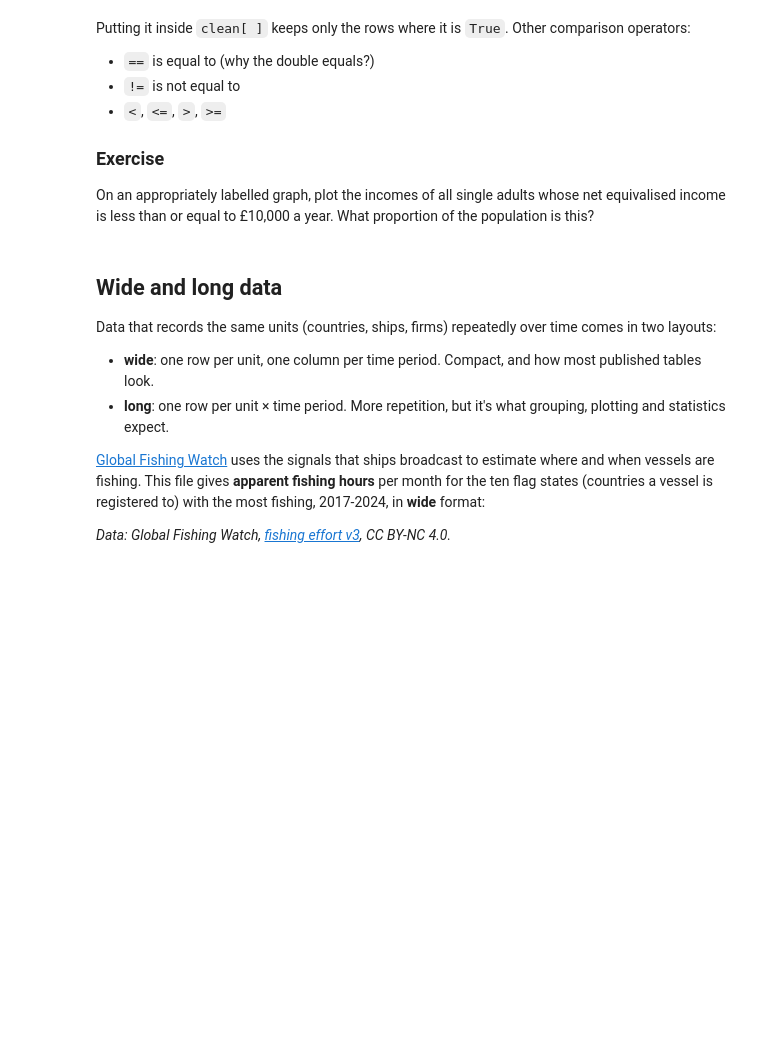
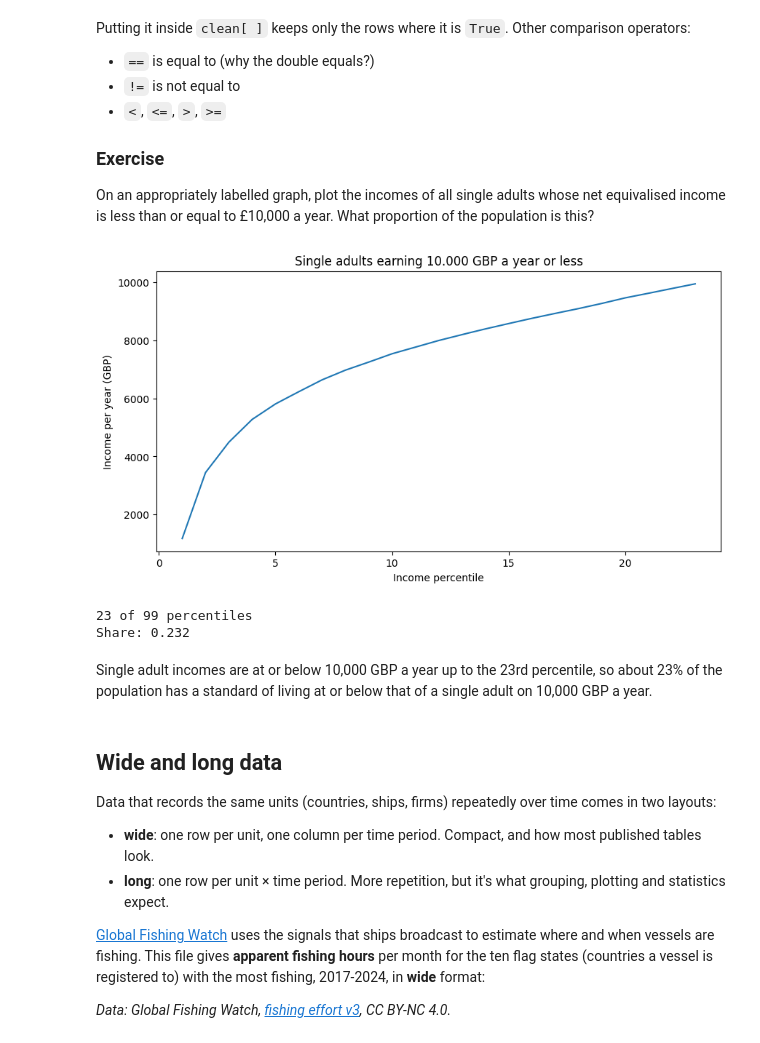
Before and after one commit to aydaugurel-web/QM2, a Jupyter notebook: notebooks/W02. Pandas.ipynb, the cells around one changed output. Drawn from its saved outputs; the diff is of its cells as text; code cells hidden in the pictures; blank space fills up the shorter version.

```diff
--- a/notebooks/W02. Pandas.ipynb
+++ b/notebooks/W02. Pandas.ipynb
@@ -272,7 +308,21 @@ Putting it inside `clean[ ]` keeps only the rows where it is `True`. Other compa
 
 On an appropriately labelled graph, plot the incomes of all single adults whose net equivalised income is less than or equal to £10,000 a year. What proportion of the population is this?
 # %%
-# your code here
+low = clean2[clean2["Single adult"] <= 10000]
+low["Single adult"].plot()
+plt.title("Single adults earning 10.000 GBP a year or less")
+plt.xlabel("Income percentile")
+plt.ylabel("Income per year (GBP)")
+plt.show()
+
+print(len(low), "of", len(clean2), "percentiles")
+print("Share:", round(len(low) / len(clean2), 3))
+# %% [output]
+[figure, added]
+23 of 99 percentiles
+Share: 0.232
+# %% [markdown]
+Single adult incomes are at or below 10,000 GBP a year up to the 23rd percentile, so about 23% of the population has a standard of living at or below that of a single adult on 10,000 GBP a year.
 # %% [markdown]
 ## Wide and long data
 
```
Also changed, not shown: parts of 27 cells of this notebook.
